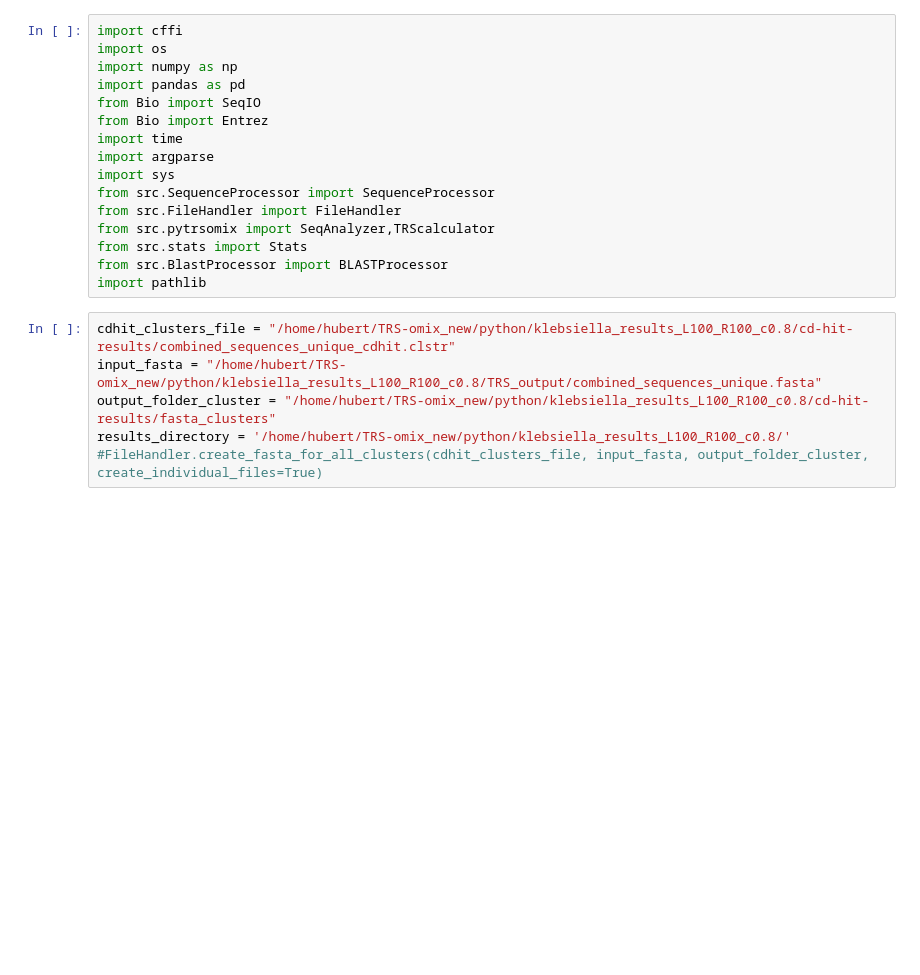
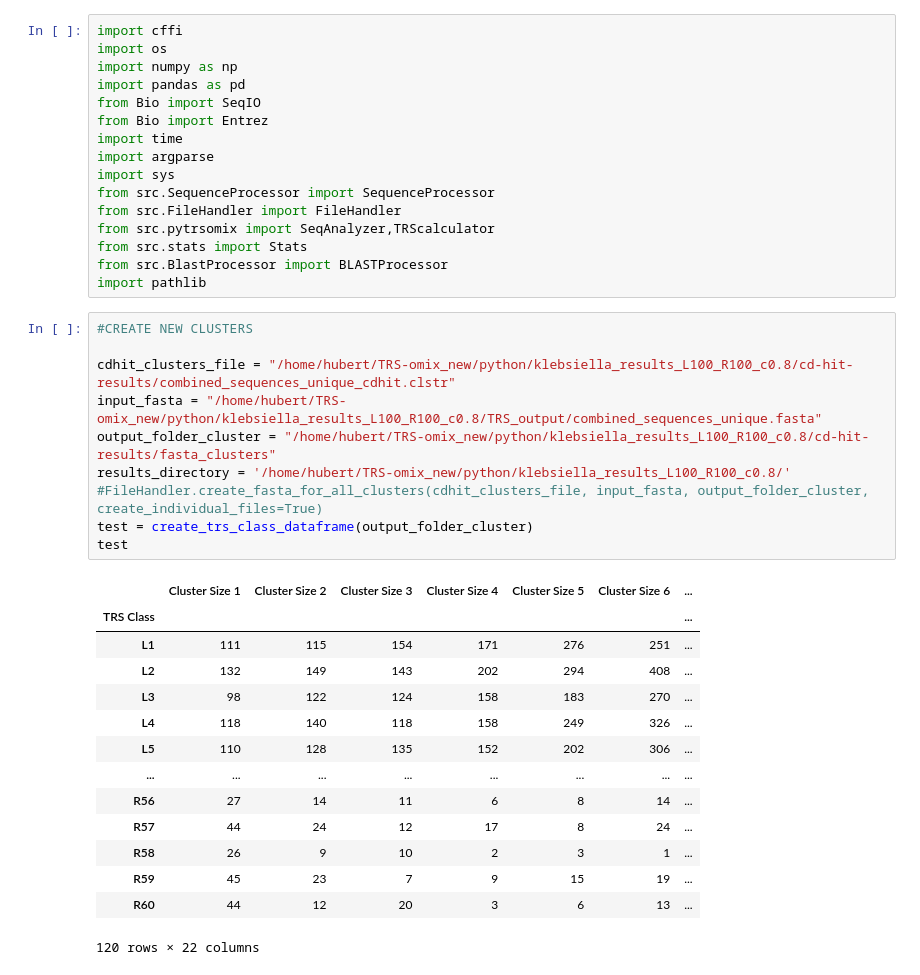
Before and after one commit to HubSalamaga/TRSFlankFinder, a Jupyter notebook: python/TRS_part.ipynb, the cells around one changed output. Saved outputs shown, nothing was run; the diff lists cells and outputs as text; blank space fills up the shorter version.

```diff
--- a/python/TRS_part.ipynb
+++ b/python/TRS_part.ipynb
@@ -15,8 +15,27 @@ from src.stats import Stats
 from src.BlastProcessor import BLASTProcessor
 import pathlib
 # %%
+#CREATE NEW CLUSTERS
+
 cdhit_clusters_file = "/home/hubert/TRS-omix_new/python/klebsiella_results_L100_R100_c0.8/cd-hit-results/combined_sequences_unique_cdhit.clstr"
 input_fasta = "/home/hubert/TRS-omix_new/python/klebsiella_results_L100_R100_c0.8/TRS_output/combined_sequences_unique.fasta"
 output_folder_cluster = "/home/hubert/TRS-omix_new/python/klebsiella_results_L100_R100_c0.8/cd-hit-results/fasta_clusters"
 results_directory = '/home/hubert/TRS-omix_new/python/klebsiella_results_L100_R100_c0.8/'
 #FileHandler.create_fasta_for_all_clusters(cdhit_clusters_file, input_fasta, output_folder_cluster, create_individual_files=True)
+test = create_trs_class_dataframe(output_folder_cluster)
+test
+# %% [output]
+|  | Cluster Size 1 | Cluster Size 2 | Cluster Size 3 | Cluster Size 4 | Cluster Size 5 | Cluster Size 6 | ... |
+| TRS Class |  |  |  |  |  |  | ... |
+| L1 | 111 | 115 | 154 | 171 | 276 | 251 | ... |
+| L2 | 132 | 149 | 143 | 202 | 294 | 408 | ... |
+| L3 | 98 | 122 | 124 | 158 | 183 | 270 | ... |
+| L4 | 118 | 140 | 118 | 158 | 249 | 326 | ... |
+| L5 | 110 | 128 | 135 | 152 | 202 | 306 | ... |
+| ... | ... | ... | ... | ... | ... | ... | ... |
+| R56 | 27 | 14 | 11 | 6 | 8 | 14 | ... |
+| R57 | 44 | 24 | 12 | 17 | 8 | 24 | ... |
+| R58 | 26 | 9 | 10 | 2 | 3 | 1 | ... |
+| R59 | 45 | 23 | 7 | 9 | 15 | 19 | ... |
+| R60 | 44 | 12 | 20 | 3 | 6 | 13 | ... |
+120 rows × 22 columns
```
Also changed, not shown: parts of 16 cells of this notebook, 3 other files.
